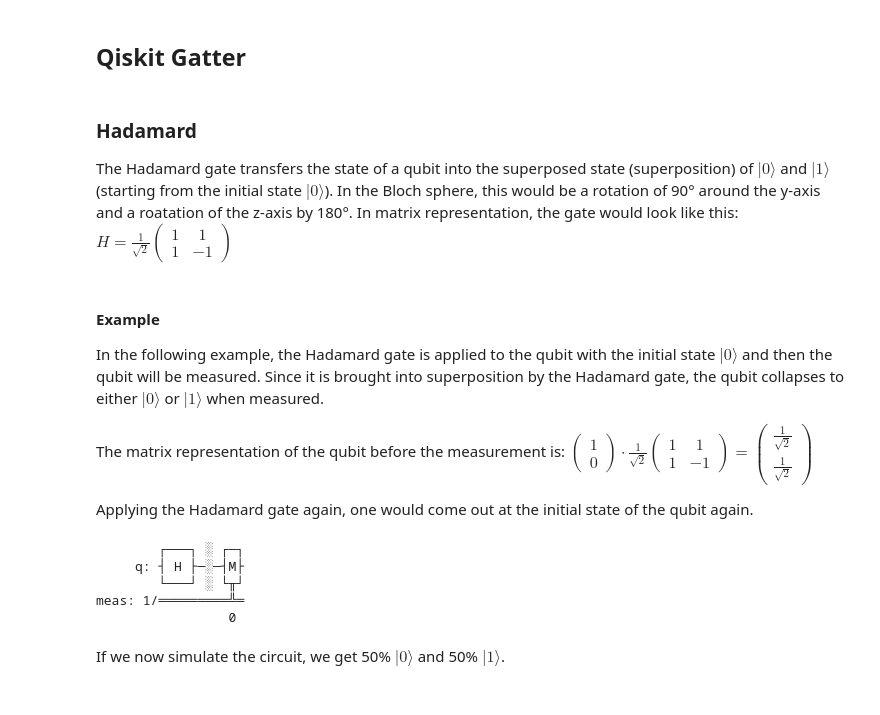
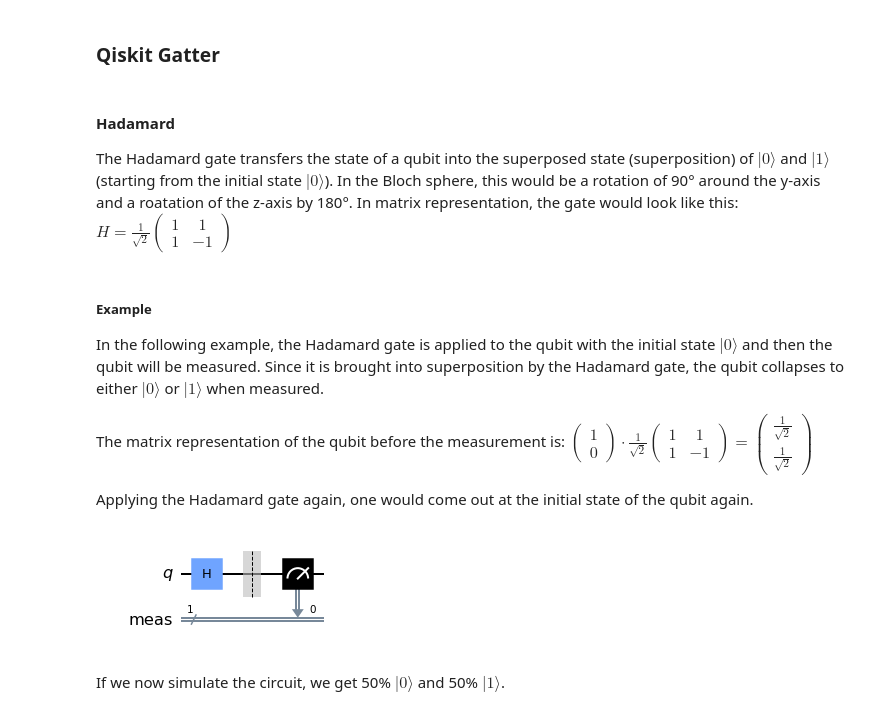
Before and after one commit to FreddyTF/QuantumBiscuit, a Jupyter notebook: Basics.ipynb, the cells around one changed output. Cells and saved outputs as stored; diff of their text form; code cells hidden in the pictures.

```diff
--- a/Basics.ipynb
+++ b/Basics.ipynb
@@ -3,11 +13,11 @@
 # %% [markdown]
-## Qiskit Gatter
+### Qiskit Gatter
 # %% [markdown]
-### Hadamard
+#### Hadamard
 The Hadamard gate transfers the state of a qubit into the superposed state (superposition) of $|0\rangle$ and $|1\rangle$ (starting from the initial state $|0\rangle$).
 In the Bloch sphere, this would be a rotation of 90° around the y-axis and a roatation of the z-axis by 180°. In matrix representation, the gate would look like this: $H = \frac{1}{\sqrt{2}} \begin{pmatrix} 1 & 1 \\ 1 & -1 \end{pmatrix} $
 # %% [markdown]
-#### Example
+##### Example
 In the following example, the Hadamard gate is applied to the qubit with the initial state $|0\rangle$ and then the qubit will be measured. Since it is brought into superposition by the Hadamard gate, the qubit collapses to either $|0\rangle$ or $|1\rangle$ when measured.
 
 The matrix representation of the qubit before the measurement is:
@@ -17,16 +27,12 @@ Applying the Hadamard gate again, one would come out at the initial state of the
 # %%
 from qiskit import QuantumCircuit
 
 hadamard = QuantumCircuit(1)
 hadamard.h(0)
 hadamard.measure_all()
-hadamard.draw()
+hadamard.draw(output="mpl")
 # %% [output]
-        ┌───┐ ░ ┌─┐
-     q: ┤ H ├─░─┤M├
-        └───┘ ░ └╥┘
-meas: 1/═════════╩═
-                 0
+[figure, added]
 # %% [markdown]
 If we now simulate the circuit, we get 50% $|0\rangle$ and 50% $|1\rangle$.
 # %%
```
Also changed, not shown: parts of 6 cells of this notebook.
